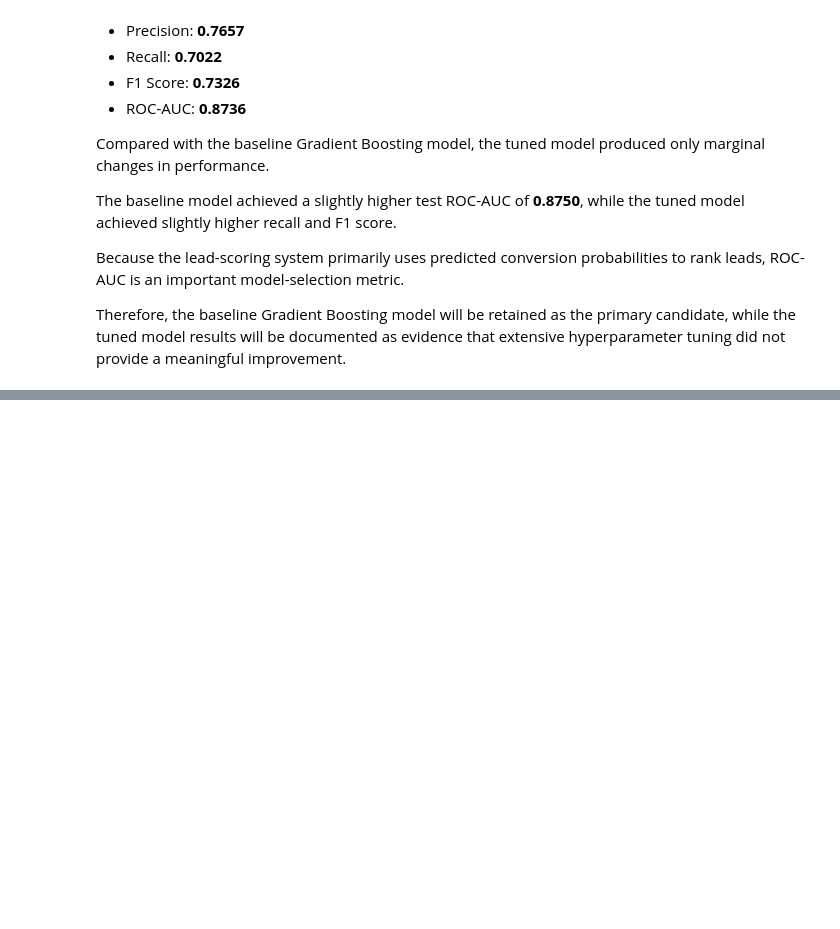
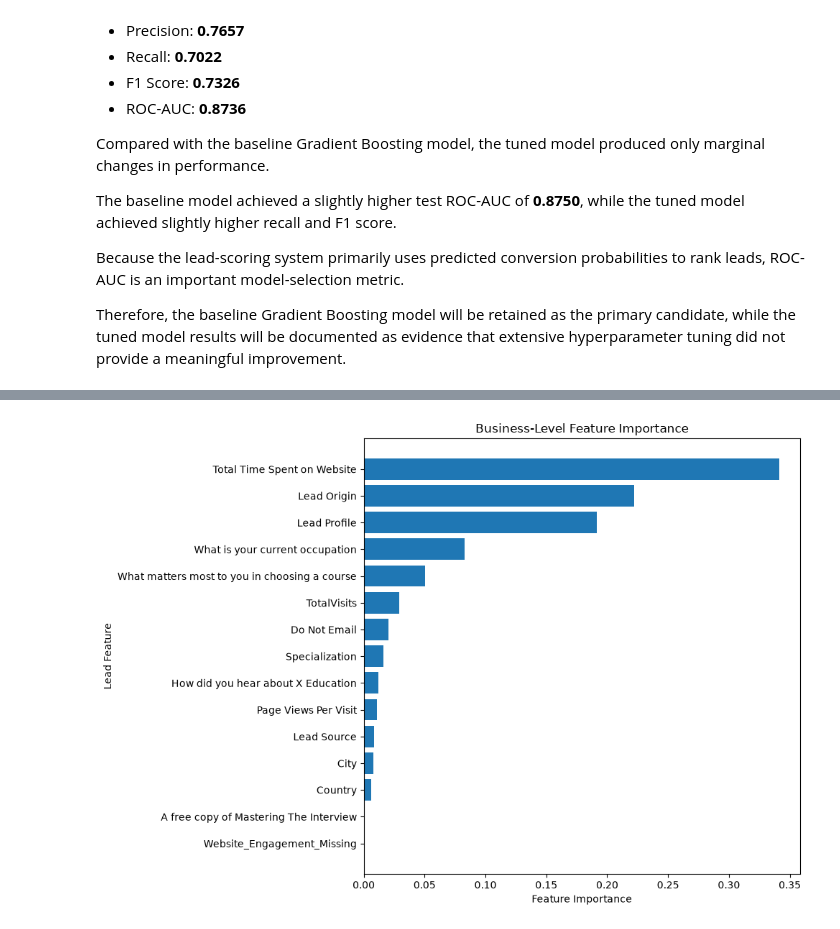
Before and after one commit to mohsinshafait/ai-lead-scoring, a Jupyter notebook: notebooks/03_model_training.ipynb, the cells around one changed output, grey strips where cells are left out. Drawn from its saved outputs; the diff is of its cells as text; code cells hidden in the pictures; blank space fills up the shorter version.

```diff
--- a/notebooks/03_model_training.ipynb
+++ b/notebooks/03_model_training.ipynb
@@ -1041,0 +1551,21 @@ Therefore, the baseline Gradient Boosting model will be retained as the primary
+# %%
+# Sort features for horizontal visualization
+plot_data = original_feature_importance_df.sort_values(
+    "Importance"
+)
+
+plt.figure(figsize=(10, 7))
+
+plt.barh(
+    plot_data["Feature"],
+    plot_data["Importance"]
+)
+
+plt.title("Business-Level Feature Importance")
+plt.xlabel("Feature Importance")
+plt.ylabel("Lead Feature")
+
+plt.tight_layout()
+plt.show()
+# %% [output]
+[figure, added]
```
Also changed, not shown: parts of 26 cells of this notebook.
